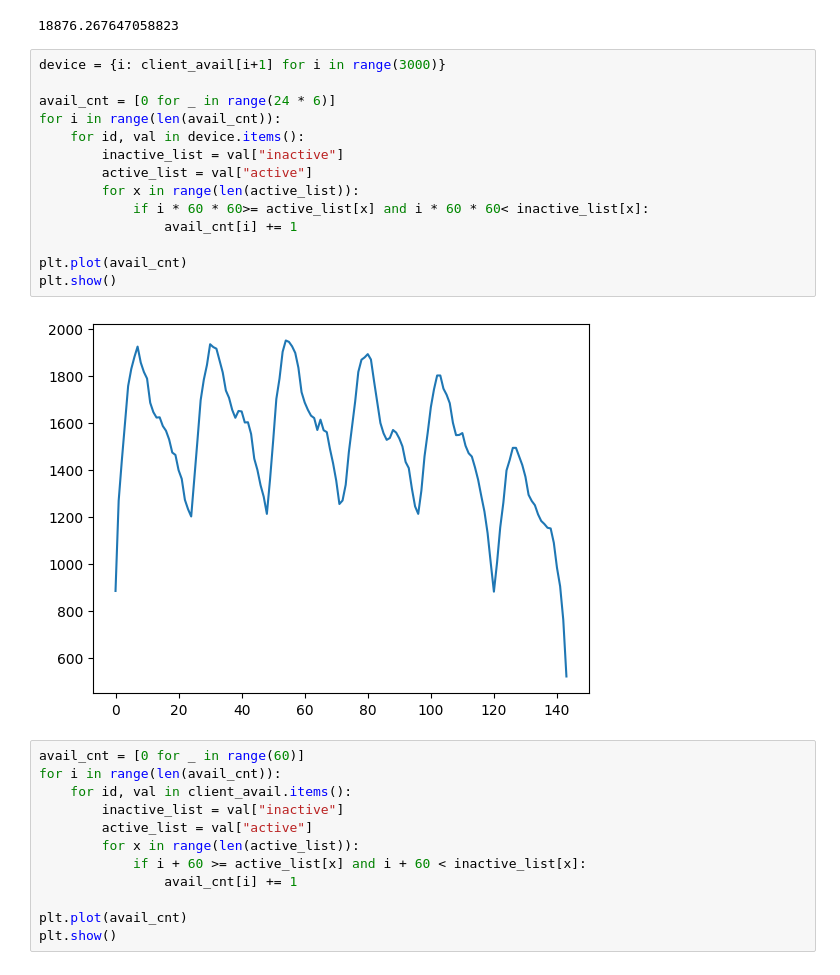
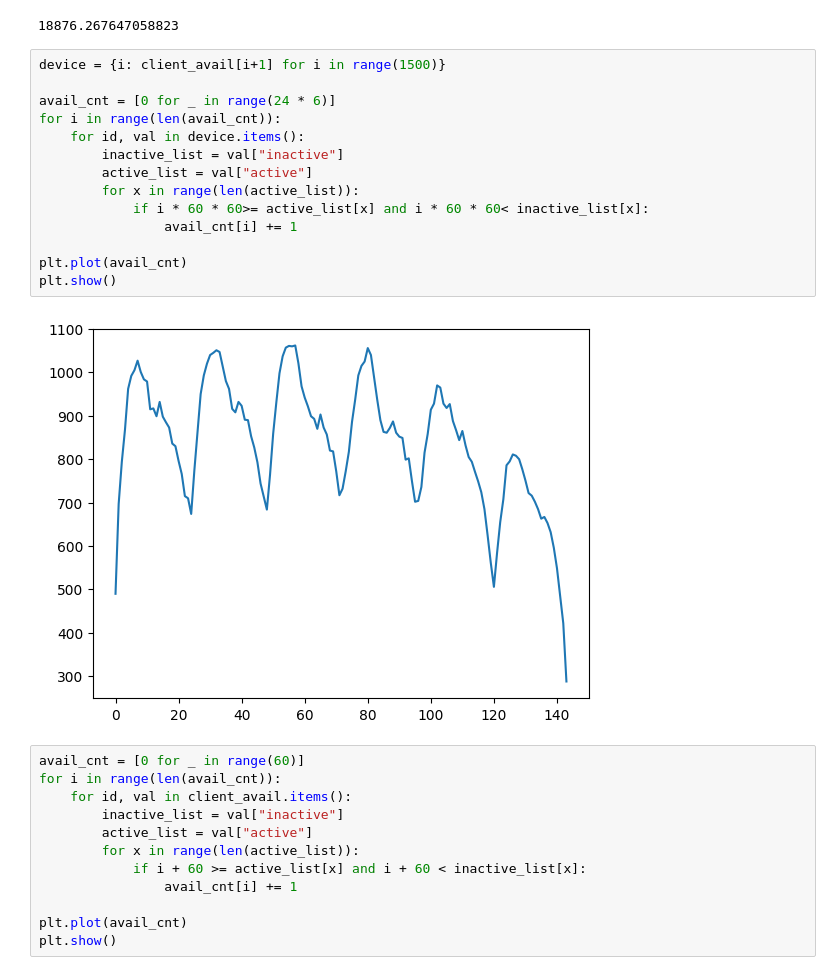
Before and after one commit to EricDinging/Propius, a Jupyter notebook: scripts/parser.ipynb, the cells around one changed output. Cells and saved outputs as stored; diff of their text form.

```diff
--- a/scripts/parser.ipynb
+++ b/scripts/parser.ipynb
@@ -107,21 +107,21 @@ print(sum / num)
 # %% [output]
 18876.267647058823
 # %%
-device = {i: client_avail[i+1] for i in range(3000)}
+device = {i: client_avail[i+1] for i in range(1500)}
 
 avail_cnt = [0 for _ in range(24 * 6)]
 for i in range(len(avail_cnt)):
     for id, val in device.items():
         inactive_list = val["inactive"]
         active_list = val["active"]
         for x in range(len(active_list)):
             if i * 60 * 60>= active_list[x] and i * 60 * 60< inactive_list[x]:
                 avail_cnt[i] += 1
 
 plt.plot(avail_cnt)
 plt.show()
 # %% [output]
-[figure, old version]
+[figure, new version]
 # %%
 avail_cnt = [0 for _ in range(60)]
 for i in range(len(avail_cnt)):
```
Also changed, not shown: 24 other files.
